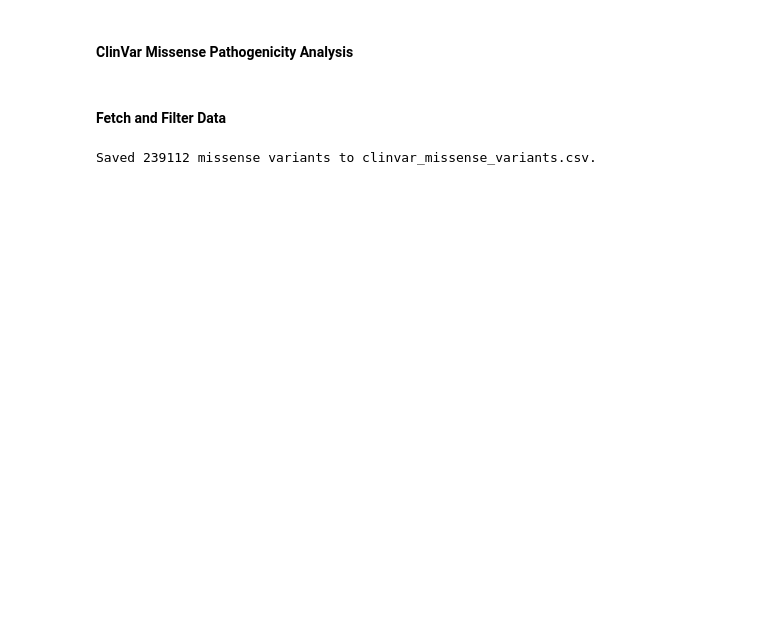
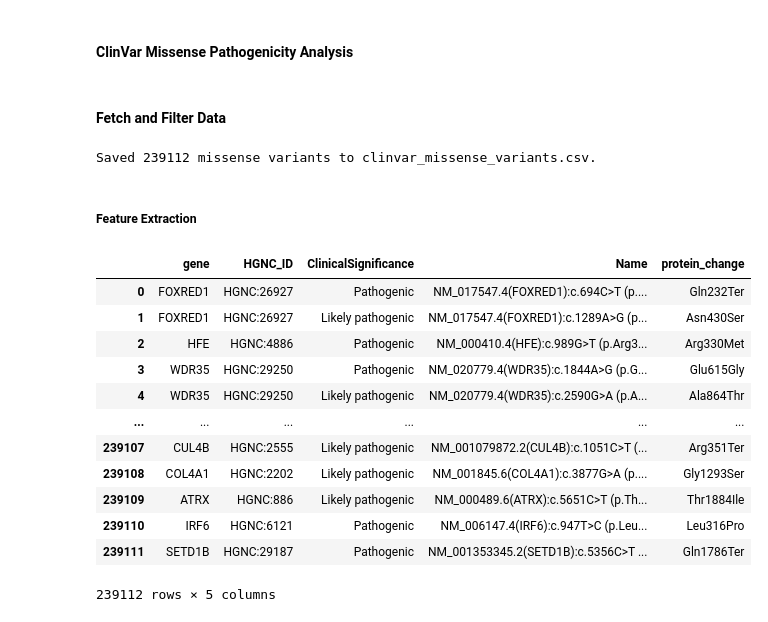
Before and after one commit to avnishkn/missense-pathogenicity, a Jupyter notebook: missense-pathogenicity.ipynb, the cells around one changed output. Cells and saved outputs as stored; diff of their text form; code cells hidden in the pictures; blank space fills up the shorter version.

```diff
--- a/missense-pathogenicity.ipynb
+++ b/missense-pathogenicity.ipynb
@@ -103,3 +105,26 @@ if __name__ == "__main__":
     filter_missense_variants_streaming()
 # %% [output]
 Saved 239112 missense variants to clinvar_missense_variants.csv.
+# %% [markdown]
+##### Feature Extraction
+# %%
+# Load pre-parsed ClinVar VCF
+clinvar_df = pd.read_csv("clinvar_missense_variants.csv")
+
+# Inspect
+clinvar_df.head()
+clinvar_df[clinvar_df['protein_change'].notna()]
+# %% [output]
+|  | gene | HGNC_ID | ClinicalSignificance | Name | protein_change |
+| 0 | FOXRED1 | HGNC:26927 | Pathogenic | NM_017547.4(FOXRED1):c.694C>T (p.... | Gln232Ter |
+| 1 | FOXRED1 | HGNC:26927 | Likely pathogenic | NM_017547.4(FOXRED1):c.1289A>G (p... | Asn430Ser |
+| 2 | HFE | HGNC:4886 | Pathogenic | NM_000410.4(HFE):c.989G>T (p.Arg3... | Arg330Met |
+| 3 | WDR35 | HGNC:29250 | Pathogenic | NM_020779.4(WDR35):c.1844A>G (p.G... | Glu615Gly |
+| 4 | WDR35 | HGNC:29250 | Likely pathogenic | NM_020779.4(WDR35):c.2590G>A (p.A... | Ala864Thr |
+| ... | ... | ... | ... | ... | ... |
+| 239107 | CUL4B | HGNC:2555 | Likely pathogenic | NM_001079872.2(CUL4B):c.1051C>T (... | Arg351Ter |
+| 239108 | COL4A1 | HGNC:2202 | Likely pathogenic | NM_001845.6(COL4A1):c.3877G>A (p.... | Gly1293Ser |
+| 239109 | ATRX | HGNC:886 | Likely pathogenic | NM_000489.6(ATRX):c.5651C>T (p.Th... | Thr1884Ile |
+| 239110 | IRF6 | HGNC:6121 | Pathogenic | NM_006147.4(IRF6):c.947T>C (p.Leu... | Leu316Pro |
+| 239111 | SETD1B | HGNC:29187 | Pathogenic | NM_001353345.2(SETD1B):c.5356C>T ... | Gln1786Ter |
+239112 rows × 5 columns
```
Also changed, not shown: parts of 12 cells of this notebook.
